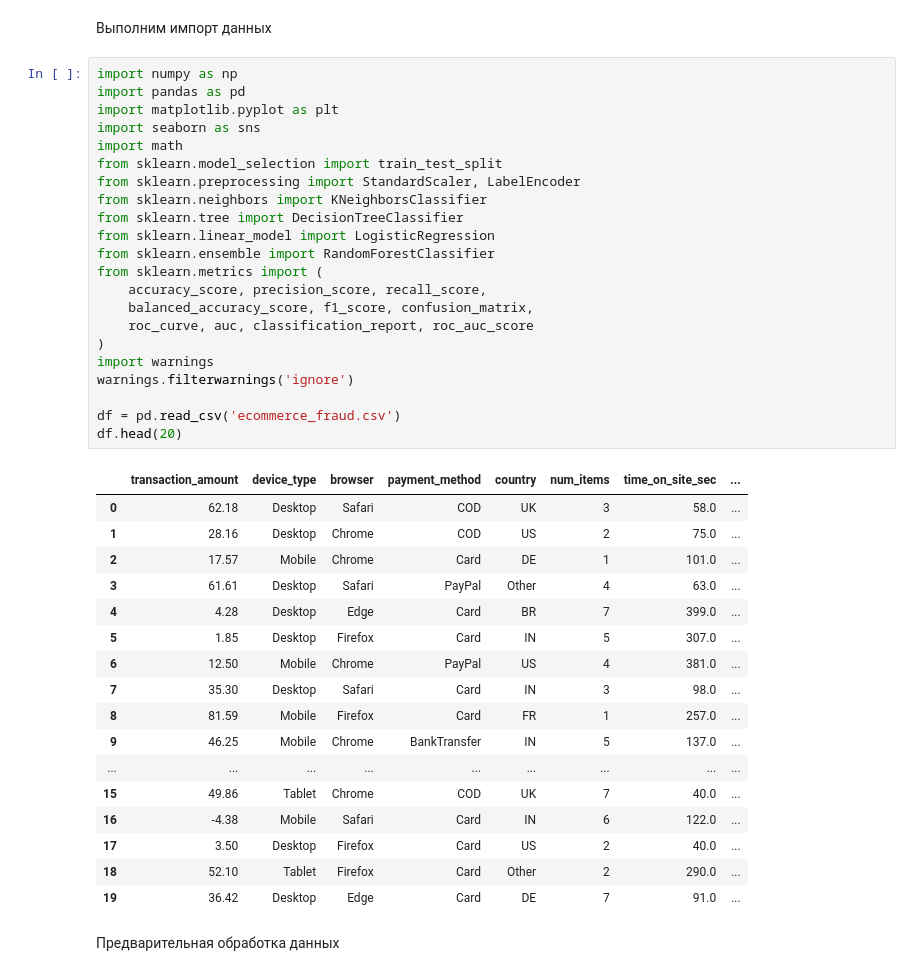
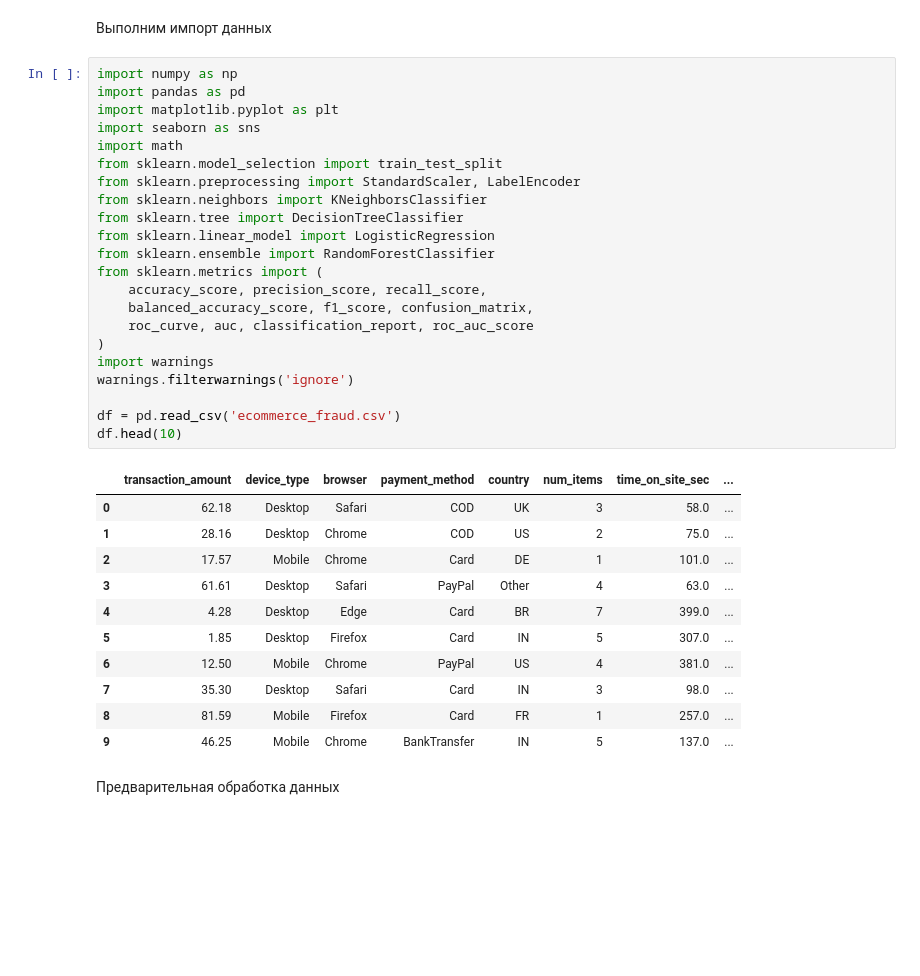
Before and after one commit to kraggg/DataAnalysis, a Jupyter notebook: ЛР_5_Бабенко_8.Ipynb, the cells around one changed output. Drawn from its saved outputs; the diff is of its cells as text; blank space fills up the shorter version.

```diff
--- a/ЛР_5_Бабенко_8.Ipynb
+++ b/ЛР_5_Бабенко_8.Ipynb
@@ -10,40 +10,34 @@ import pandas as pd
 import matplotlib.pyplot as plt
 import seaborn as sns
 import math
 from sklearn.model_selection import train_test_split
 from sklearn.preprocessing import StandardScaler, LabelEncoder
 from sklearn.neighbors import KNeighborsClassifier
 from sklearn.tree import DecisionTreeClassifier
 from sklearn.linear_model import LogisticRegression
 from sklearn.ensemble import RandomForestClassifier
 from sklearn.metrics import (
     accuracy_score, precision_score, recall_score,
     balanced_accuracy_score, f1_score, confusion_matrix,
     roc_curve, auc, classification_report, roc_auc_score
 )
 import warnings
 warnings.filterwarnings('ignore')
 
 df = pd.read_csv('ecommerce_fraud.csv')
-df.head(20)
+df.head(10)
 # %% [output]
 |  | transaction_amount | device_type | browser | payment_method | country | num_items | time_on_site_sec | ... |
 | 0 | 62.18 | Desktop | Safari | COD | UK | 3 | 58.0 | ... |
 | 1 | 28.16 | Desktop | Chrome | COD | US | 2 | 75.0 | ... |
 | 2 | 17.57 | Mobile | Chrome | Card | DE | 1 | 101.0 | ... |
 | 3 | 61.61 | Desktop | Safari | PayPal | Other | 4 | 63.0 | ... |
 | 4 | 4.28 | Desktop | Edge | Card | BR | 7 | 399.0 | ... |
 | 5 | 1.85 | Desktop | Firefox | Card | IN | 5 | 307.0 | ... |
 | 6 | 12.50 | Mobile | Chrome | PayPal | US | 4 | 381.0 | ... |
 | 7 | 35.30 | Desktop | Safari | Card | IN | 3 | 98.0 | ... |
 | 8 | 81.59 | Mobile | Firefox | Card | FR | 1 | 257.0 | ... |
 | 9 | 46.25 | Mobile | Chrome | BankTransfer | IN | 5 | 137.0 | ... |
-| ... | ... | ... | ... | ... | ... | ... | ... | ... |
-| 15 | 49.86 | Tablet | Chrome | COD | UK | 7 | 40.0 | ... |
-| 16 | -4.38 | Mobile | Safari | Card | IN | 6 | 122.0 | ... |
-| 17 | 3.50 | Desktop | Firefox | Card | US | 2 | 40.0 | ... |
-| 18 | 52.10 | Tablet | Firefox | Card | Other | 2 | 290.0 | ... |
-| 19 | 36.42 | Desktop | Edge | Card | DE | 7 | 91.0 | ... |
 # %% [markdown]
 Предварительная обработка данных
 # %% [markdown]
```
Also changed, not shown: parts of 29 cells of this notebook.
